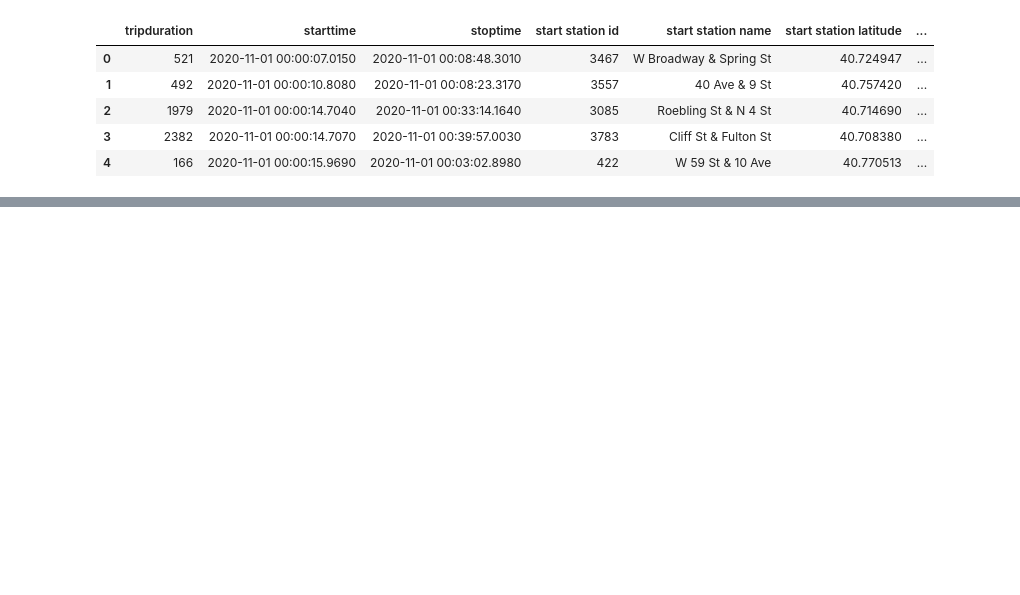
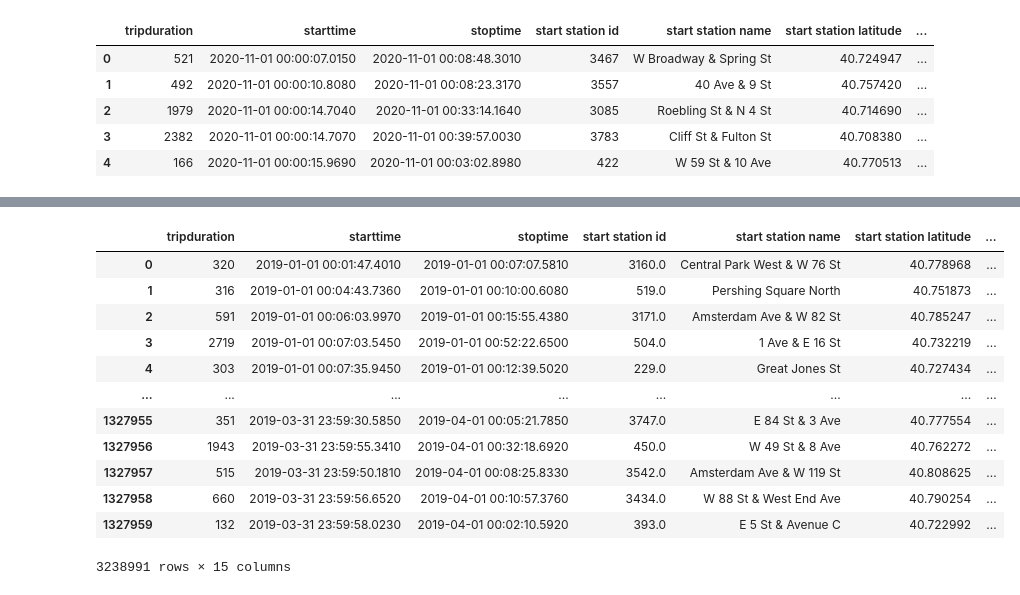
Before and after one commit to AliciaAPerez/Citi_Bike_Station_Analysis_with_Tableau, a Jupyter notebook: data/data_cleanup.ipynb, the cells around one changed output, grey strips where cells are left out. Drawn from its saved outputs; the diff is of its cells as text; code cells hidden in the pictures; blank space fills up the shorter version.

```diff
--- a/data/data_cleanup.ipynb
+++ b/data/data_cleanup.ipynb
@@ -264,0 +254,2 @@ bikes202012.head
+# %%
+frames19_1 = [bikes201901, bikes201902, bikes201903]
@@ -264,0 +270,2 @@ bikes202012.head
+# %%
+bikes2019_1 = pd.concat(frames19_1)
@@ -264,0 +286,16 @@ bikes202012.head
+# %%
+bikes2019_1
+# %% [output]
+|  | tripduration | starttime | stoptime | start station id | start station name | start station latitude | ... |
+| 0 | 320 | 2019-01-01 00:01:47.4010 | 2019-01-01 00:07:07.5810 | 3160.0 | Central Park West & W 76 St | 40.778968 | ... |
+| 1 | 316 | 2019-01-01 00:04:43.7360 | 2019-01-01 00:10:00.6080 | 519.0 | Pershing Square North | 40.751873 | ... |
+| 2 | 591 | 2019-01-01 00:06:03.9970 | 2019-01-01 00:15:55.4380 | 3171.0 | Amsterdam Ave & W 82 St | 40.785247 | ... |
+| 3 | 2719 | 2019-01-01 00:07:03.5450 | 2019-01-01 00:52:22.6500 | 504.0 | 1 Ave & E 16 St | 40.732219 | ... |
+| 4 | 303 | 2019-01-01 00:07:35.9450 | 2019-01-01 00:12:39.5020 | 229.0 | Great Jones St | 40.727434 | ... |
+| ... | ... | ... | ... | ... | ... | ... | ... |
+| 1327955 | 351 | 2019-03-31 23:59:30.5850 | 2019-04-01 00:05:21.7850 | 3747.0 | E 84 St & 3 Ave | 40.777554 | ... |
+| 1327956 | 1943 | 2019-03-31 23:59:55.3410 | 2019-04-01 00:32:18.6920 | 450.0 | W 49 St & 8 Ave | 40.762272 | ... |
+| 1327957 | 515 | 2019-03-31 23:59:50.1810 | 2019-04-01 00:08:25.8330 | 3542.0 | Amsterdam Ave & W 119 St | 40.808625 | ... |
+| 1327958 | 660 | 2019-03-31 23:59:56.6520 | 2019-04-01 00:10:57.3760 | 3434.0 | W 88 St & West End Ave | 40.790254 | ... |
+| 1327959 | 132 | 2019-03-31 23:59:58.0230 | 2019-04-01 00:02:10.5920 | 393.0 | E 5 St & Avenue C | 40.722992 | ... |
+3238991 rows × 15 columns
```
Also changed, not shown: parts of 33 cells of this notebook.
